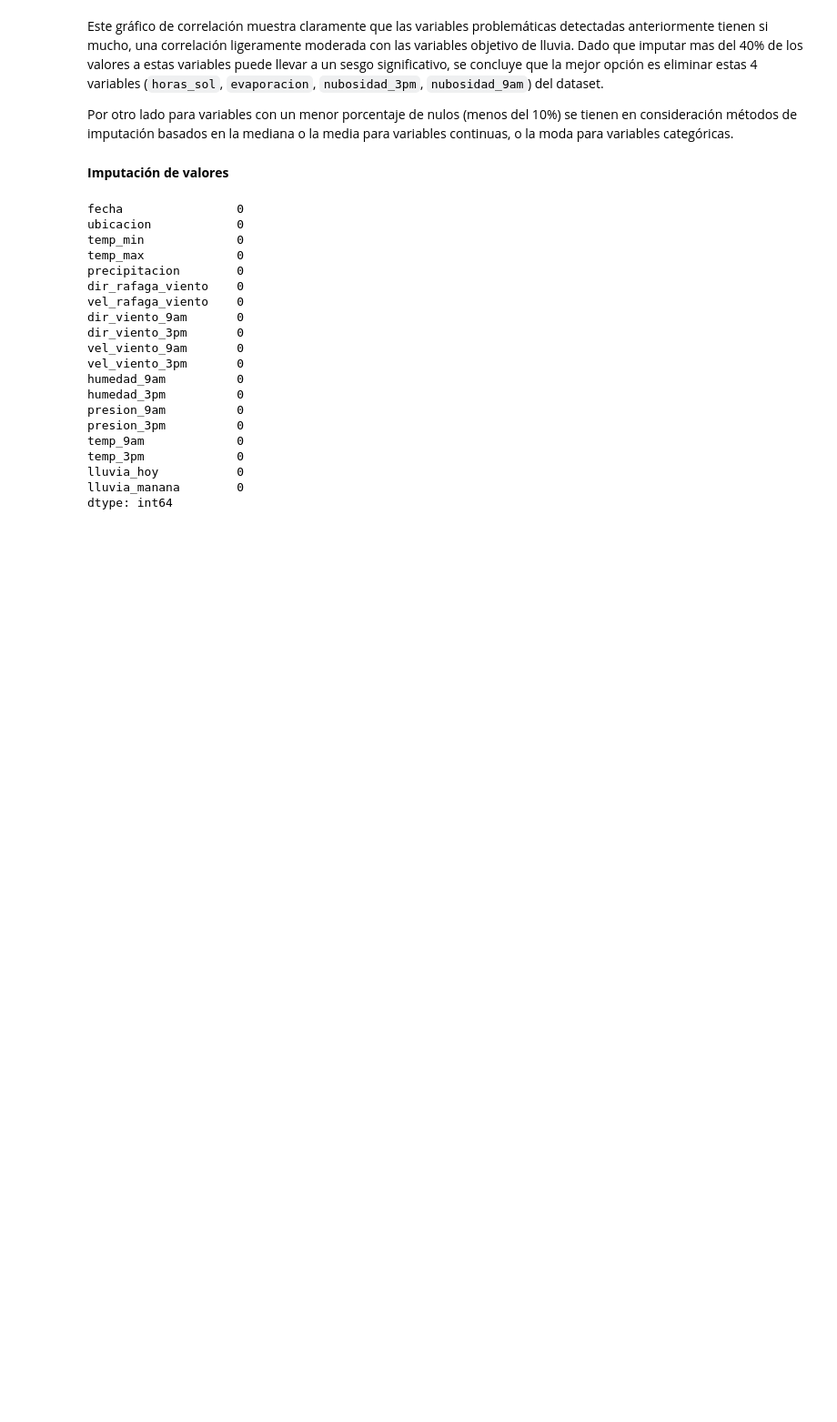
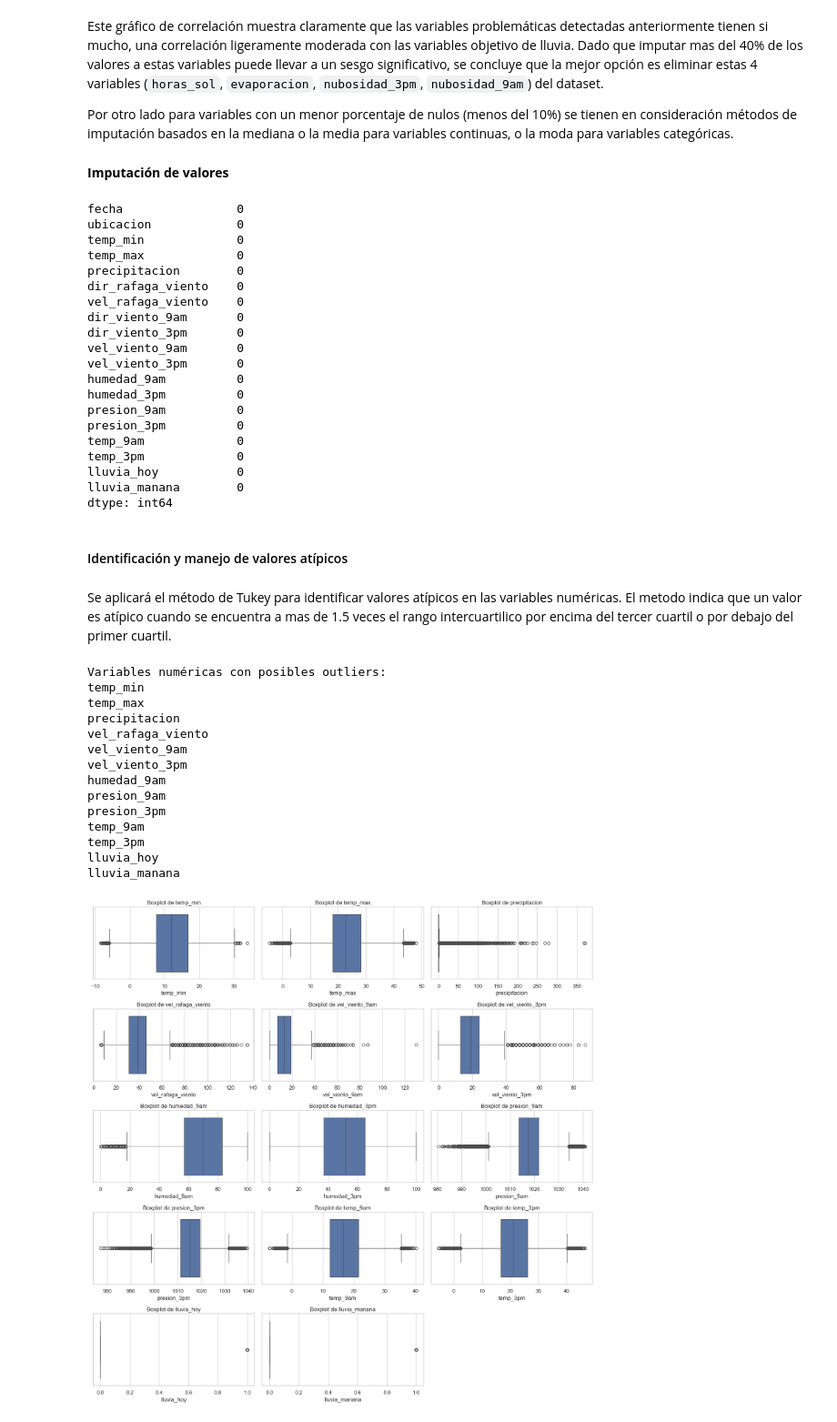
Before and after one commit to mariaRam2003/hdt6_mineria, a Jupyter notebook: HT6-EDA.ipynb, the cells around one changed output. Shown at 91% size. Drawn from its saved outputs; the diff is of its cells as text; code cells hidden in the pictures; blank space fills up the shorter version.

Commit message:
Menjo de Outliers

```diff
--- a/HT6-EDA.ipynb
+++ b/HT6-EDA.ipynb
@@ -363,3 +365,69 @@ temp_3pm             0
 lluvia_hoy           0
 lluvia_manana        0
 dtype: int64
+# %% [markdown]
+#### Identificación y manejo de valores atípicos
+# %% [markdown]
+Se aplicará el método de Tukey para identificar valores atípicos en las variables numéricas. El metodo indica que un valor es atípico cuando se encuentra a mas de 1.5 veces el rango intercuartilico  por encima del tercer cuartil o por debajo del primer cuartil.
+# %%
+# Configurar estilo de los gráficos
+sns.set_theme(style="whitegrid")
+
+# Filtrar solo las columnas numéricas del conjunto de datos limpio
+numerical_columns = data.select_dtypes(include=['float64', 'int64']).columns
+
+# Eliminar las columnas binarias de la lista
+numerical_columns.drop(['lluvia_manana','lluvia_hoy'])
+
+# Definir el tamaño de la figura para los subplots
+plt.figure(figsize=(15, 15))
+
+# Diccionario para almacenar los outliers
+potential_outliers = {}
+
+# Crear un boxplot para cada columna numérica
+for index, col in enumerate(numerical_columns):
+    # Seleccionar el subplot
+    plt.subplot((len(numerical_columns) + 2) // 3, 3, index + 1)
+
+    # Calcular Q1 y Q3
+    Q1 = data[col].quantile(0.25)
+    Q3 = data[col].quantile(0.75)
+    IQR = Q3 - Q1
+
+    # Definir los límites para los outliers
+    lower_bound = Q1 - 1.5 * IQR
+    upper_bound = Q3 + 1.5 * IQR
+
+    # Identificar y almacenar posibles outliers
+    potential_outliers[col] = data[(data[col] < lower_bound) | (data[col] > upper_bound)]
+
+    # Crear el boxplot
+    sns.boxplot(x=data[col], orient="h")
+    plt.title(f"Boxplot de {col}")
+
+# Mostrar las columnas numéricas que contienen outliers
+print("Variables numéricas con posibles outliers:")
+for col, data in potential_outliers.items():
+    if not data.empty:
+        print(col)
+
+# Ajustar el layout de los subplots para evitar solapamientos
+plt.tight_layout()
+plt.show()
+# %% [output]
+Variables numéricas con posibles outliers:
+temp_min
+temp_max
+precipitacion
+vel_rafaga_viento
+vel_viento_9am
+vel_viento_3pm
+humedad_9am
+presion_9am
+presion_3pm
+temp_9am
+temp_3pm
+lluvia_hoy
+lluvia_manana
+[figure, added]
```
Also changed, not shown: parts of 4 cells of this notebook.
